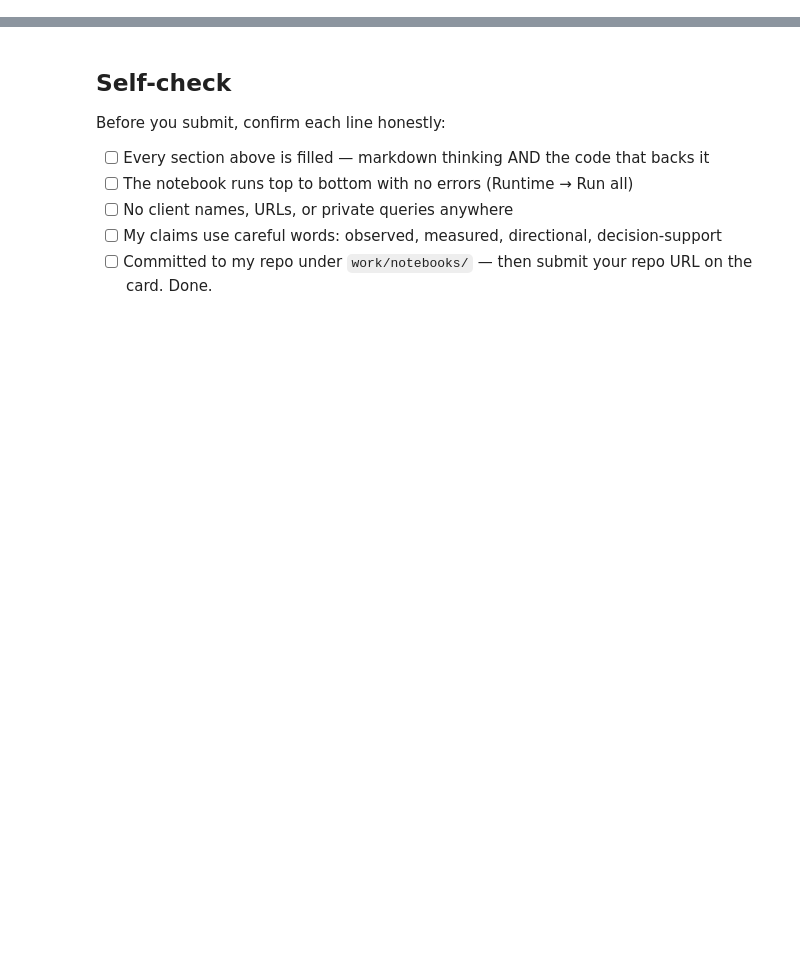
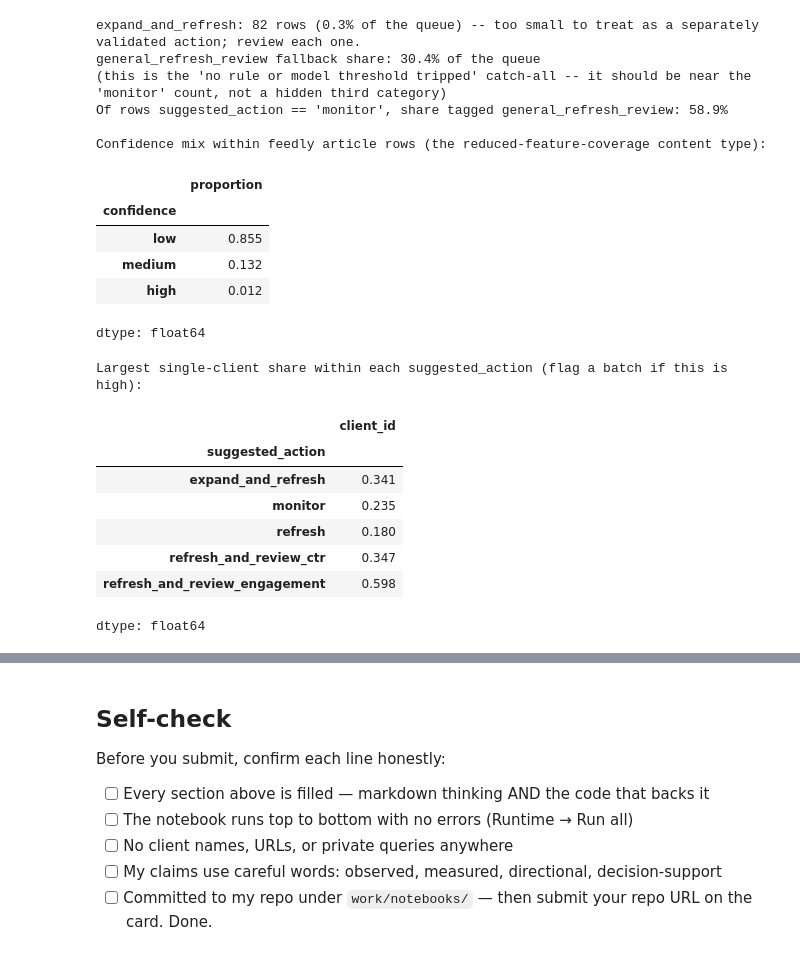
Before and after one commit to krithi-ks/flyrankAI-ML, a Jupyter notebook: work/notebooks/w07_action_playbook.ipynb, the cells around one changed output, grey strips where cells are left out. Cells and saved outputs as stored; diff of their text form; code cells hidden in the pictures; blank space fills up the shorter version.

```diff
--- a/work/notebooks/w07_action_playbook.ipynb
+++ b/work/notebooks/w07_action_playbook.ipynb
@@ -43,0 +280,49 @@ This skeleton is yours to fill. Work the sections **in order** — each one has
+# %%
+# This cell is for CODE (numbers, a query, a check).
+# Write your text answer in the cell ABOVE this one — typing sentences here breaks Run All.
+
+expand_n = int((queue["suggested_action"] == "expand_and_refresh").sum())
+expand_share = expand_n / len(queue)
+print(f"expand_and_refresh: {expand_n} rows ({expand_share:.1%} of the queue) -- too small to treat as a separately validated action; review each one.")
+
+fallback_share = queue["final_reason_codes"].str.contains("general_refresh_review").mean()
+print(f"general_refresh_review fallback share: {fallback_share:.1%} of the queue")
+print("(this is the 'no rule or model threshold tripped' catch-all -- it should be near the 'monitor' count, not a hidden third category)")
+
+monitor_no_reason = queue[(queue["suggested_action"] == "monitor")]["final_reason_codes"].str.contains("general_refresh_review").mean()
+print(f"Of rows suggested_action == 'monitor', share tagged general_refresh_review: {monitor_no_reason:.1%}")
+
+feedly_conf = queue.loc[queue["content_type"] == "feedly article", "confidence"].value_counts(normalize=True).round(3)
+print("\nConfidence mix within feedly article rows (the reduced-feature-coverage content type):")
+display(feedly_conf)
+
+# Which single client contributes the most rows to any one action -- a batch-concentration check
+top_client_share_by_action = (
+    queue.groupby("suggested_action")["client_id"]
+    .apply(lambda s: s.value_counts(normalize=True).iloc[0] if len(s) else 0.0)
+    .round(3)
+)
+print("\nLargest single-client share within each suggested_action (flag a batch if this is high):")
+display(top_client_share_by_action)
+# %% [output]
+expand_and_refresh: 82 rows (0.3% of the queue) -- too small to treat as a separately validated action; review each one.
+general_refresh_review fallback share: 30.4% of the queue
+(this is the 'no rule or model threshold tripped' catch-all -- it should be near the 'monitor' count, not a hidden third category)
+Of rows suggested_action == 'monitor', share tagged general_refresh_review: 58.9%
+
+Confidence mix within feedly article rows (the reduced-feature-coverage content type):
+|  | proportion |
+| confidence |  |
+| low | 0.855 |
+| medium | 0.132 |
+| high | 0.012 |
+dtype: float64
+Largest single-client share within each suggested_action (flag a batch if this is high):
+|  | client_id |
+| suggested_action |  |
+| expand_and_refresh | 0.341 |
+| monitor | 0.235 |
+| refresh | 0.180 |
+| refresh_and_review_ctr | 0.347 |
+| refresh_and_review_engagement | 0.598 |
+dtype: float64
```
Also changed, not shown: parts of 21 cells of this notebook.
